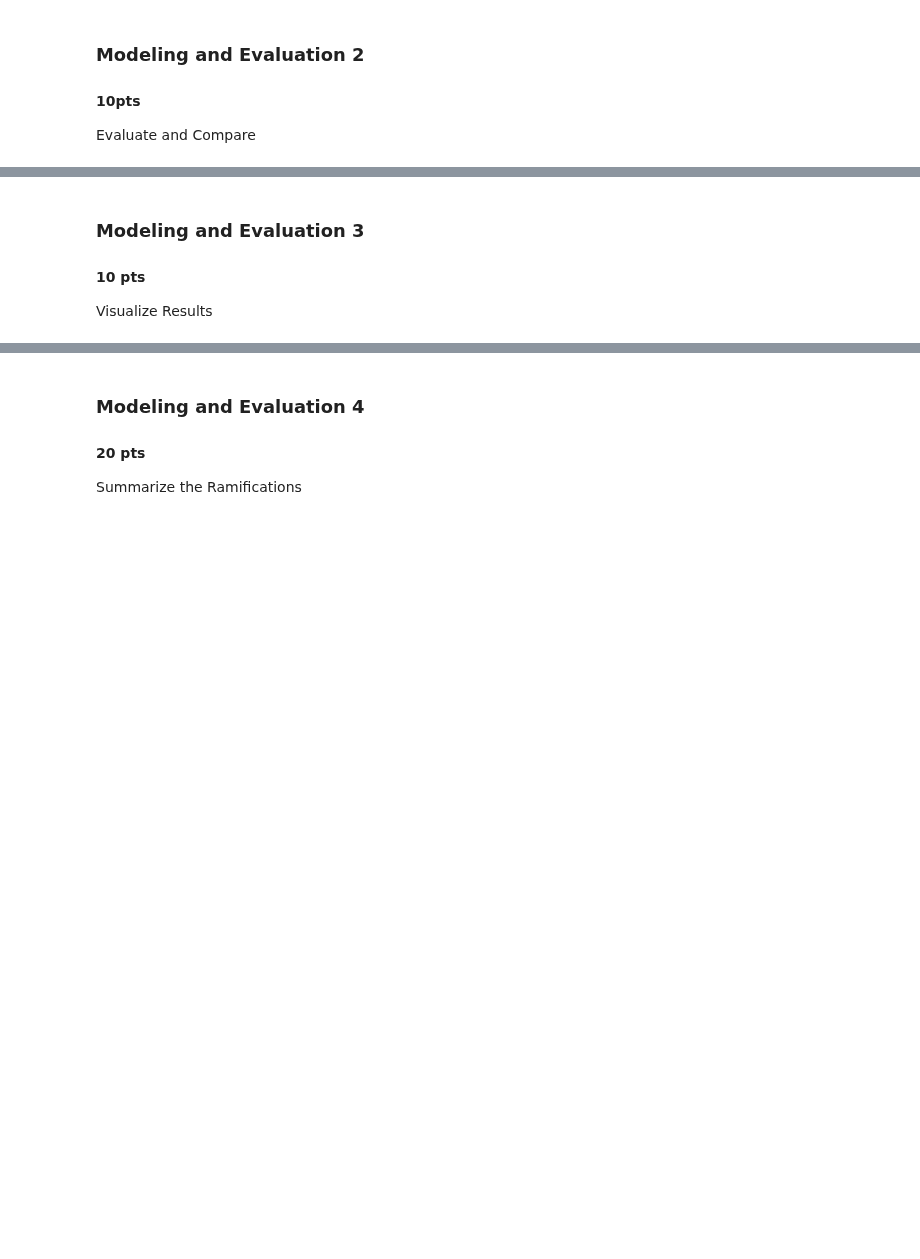
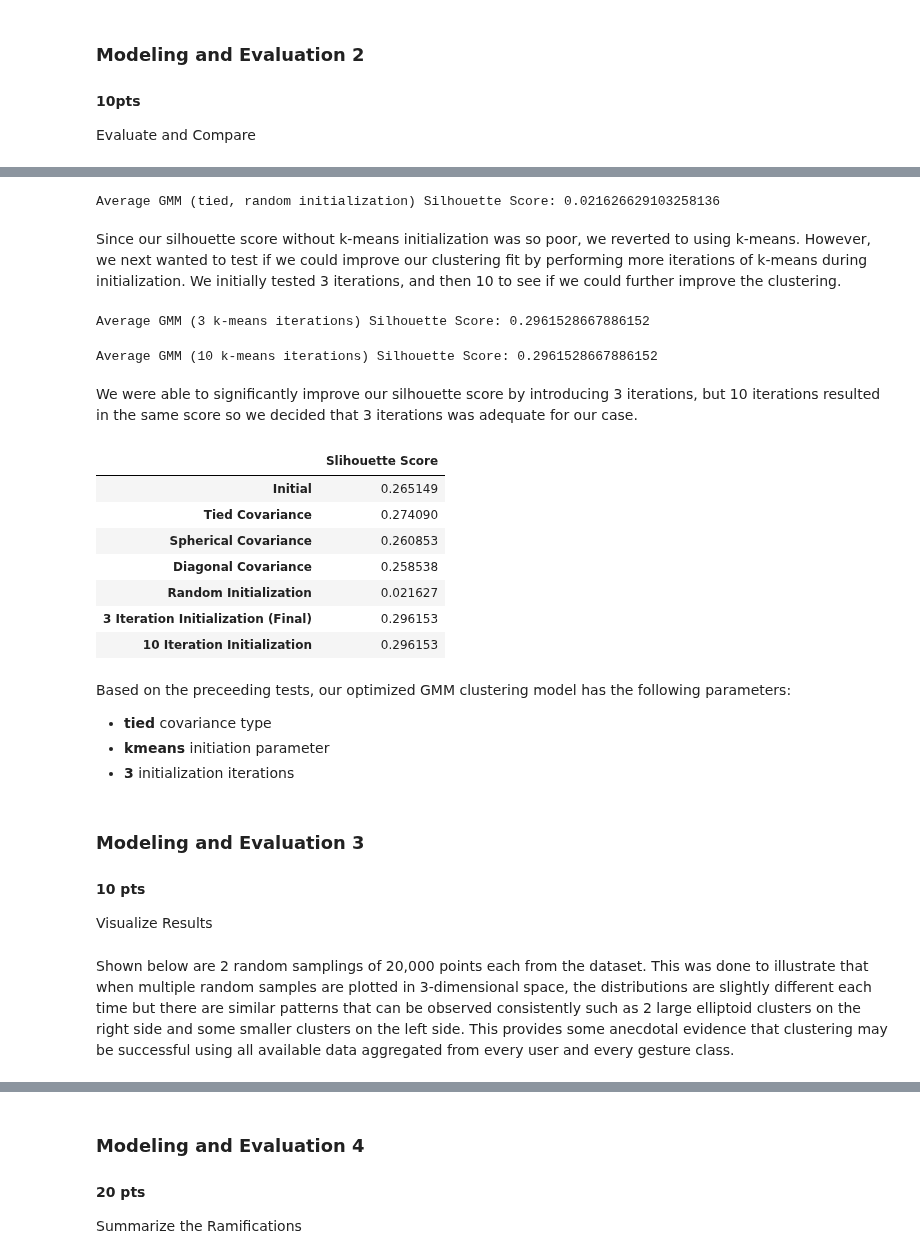
Before and after one commit to cdmorgan103/7331DataMiningNoShow, a Jupyter notebook: LAB3/Lab3.ipynb, the cells around one changed output, grey strips where cells are left out. Cells and saved outputs as stored; diff of their text form; code cells hidden in the pictures; blank space fills up the shorter version.

```diff
--- a/LAB3/Lab3.ipynb
+++ b/LAB3/Lab3.ipynb
@@ -776,0 +582,50 @@ Automatically created module for IPython interactive environment
+# %%
+# Get silhouette score
+gmm_sil_rand = silhouette_score(gmm_X_rand, gmm_clusters_rand, sample_size=50000, random_state=123456789)
+print("Average GMM (tied, random initialization) Silhouette Score:", gmm_sil_rand)
+# %% [output]
+Average GMM (tied, random initialization) Silhouette Score: 0.021626629103258136
+# %% [markdown]
+Since our silhouette score without k-means initialization was so poor, we reverted to using k-means. However, we next wanted to test if we could improve our clustering fit by performing more iterations of k-means during initialization. We initially tested 3 iterations, and then 10 to see if we could further improve the clustering.
+# %%
+# Get silhouette score
+gmm_sil_3init = silhouette_score(gmm_X_3init, gmm_clusters_3init, sample_size=50000, random_state=123456789)
+print("Average GMM (3 k-means iterations) Silhouette Score:", gmm_sil_3init)
+# %% [output]
+Average GMM (3 k-means iterations) Silhouette Score: 0.2961528667886152
+# %%
+# Get silhouette score
+gmm_sil_10init = silhouette_score(gmm_X_10init, gmm_clusters_10init, sample_size=50000, random_state=123456789)
+print("Average GMM (10 k-means iterations) Silhouette Score:", gmm_sil_10init)
+# %% [output]
+Average GMM (10 k-means iterations) Silhouette Score: 0.2961528667886152
+# %% [markdown]
+We were able to significantly improve our silhouette score by introducing 3 iterations, but 10 iterations resulted in the same score so we decided that 3 iterations was adequate for our case.
+# %%
+gmm_sils = (gmm_sil, gmm_sil_tied, gmm_sil_sphere, gmm_sil_diag, gmm_sil_rand, gmm_sil_3init, gmm_sil_10init)
+names = ('Initial',
+         'Tied Covariance',
+         'Spherical Covariance',
+         'Diagonal Covariance',
+         'Random Initialization',
+         '3 Iteration Initialization (Final)',
+         '10 Iteration Initialization'
+        )
+gmm_sil_dict = {names[i]: gmm_sils[i] for i in range(len(gmm_sils))}
+gmm_sil_table = pd.DataFrame.from_dict(gmm_sil_dict, orient='index', columns=['Slihouette Score'])
+
+gmm_sil_table
+# %% [output]
+|  | Slihouette Score |
+| Initial | 0.265149 |
+| Tied Covariance | 0.274090 |
+| Spherical Covariance | 0.260853 |
+| Diagonal Covariance | 0.258538 |
+| Random Initialization | 0.021627 |
+| 3 Iteration Initialization (Final) | 0.296153 |
+| 10 Iteration Initialization | 0.296153 |
+# %% [markdown]
+Based on the preceeding tests, our optimized GMM clustering model has the following parameters:
+- **tied** covariance type
+- **kmeans** initiation parameter
+- **3** initialization iterations
@@ -778,3 +637,5 @@ Automatically created module for IPython interactive environment
 ### Modeling and Evaluation 3
 #### 10 pts
 Visualize Results
+# %% [markdown]
+Shown below are 2 random samplings of 20,000 points each from the dataset. This was done to illustrate that when multiple random samples are plotted in 3-dimensional space, the distributions are slightly different each time but there are similar patterns that can be observed consistently such as 2 large elliptoid clusters on the right side and some smaller clusters on the left side. This provides some anecdotal evidence that clustering may be successful using all available data aggregated from every user and every gesture class.
```
Also changed, not shown: parts of 61 cells of this notebook.
